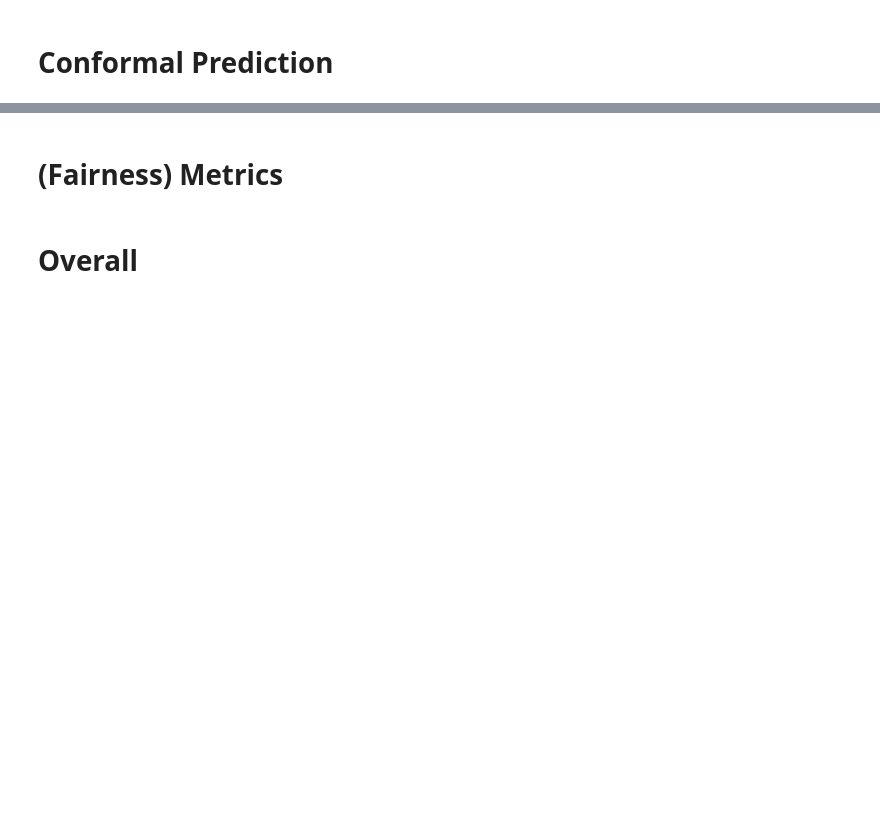
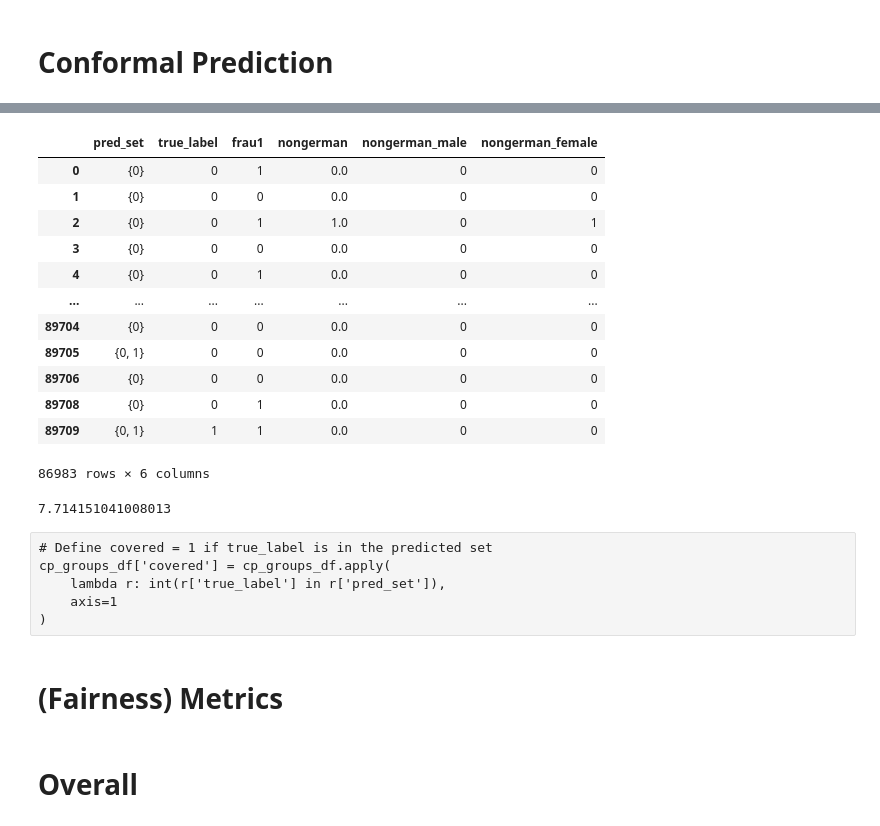
Before and after one commit to jsbroden/CMA_Fairness_v2, a Jupyter notebook: universe_analysis.ipynb, the cells around one changed output, grey strips where cells are left out. Cells and saved outputs as stored; diff of their text form; code cells hidden in the pictures; blank space fills up the shorter version.

```diff
--- a/universe_analysis.ipynb
+++ b/universe_analysis.ipynb
@@ -453,12 +442,35 @@ from fairness_multiverse.conformal import build_cp_groups
 
 cp_groups_df = build_cp_groups(pred_sets, y_true, X_test.index, org_test)
 #needs universe_id and setting
-# %%
-# Define covered = 1 if true_label is in the predicted set
-cp_groups_df['covered'] = cp_groups_df.apply(
-    lambda r: int(r['true_label'] in r['pred_set']),
-    axis=1
-)
+# %%
+#delete
+cp_groups_df
+# %% [output]
+|  | pred_set | true_label | frau1 | nongerman | nongerman_male | nongerman_female |
+| 0 | {0} | 0 | 1 | 0.0 | 0 | 0 |
+| 1 | {0} | 0 | 0 | 0.0 | 0 | 0 |
+| 2 | {0} | 0 | 1 | 1.0 | 0 | 1 |
+| 3 | {0} | 0 | 0 | 0.0 | 0 | 0 |
+| 4 | {0} | 0 | 1 | 0.0 | 0 | 0 |
+| ... | ... | ... | ... | ... | ... | ... |
+| 89704 | {0} | 0 | 0 | 0.0 | 0 | 0 |
+| 89705 | {0, 1} | 0 | 0 | 0.0 | 0 | 0 |
+| 89706 | {0} | 0 | 0 | 0.0 | 0 | 0 |
+| 89708 | {0} | 0 | 1 | 0.0 | 0 | 0 |
+| 89709 | {0, 1} | 1 | 1 | 0.0 | 0 | 0 |
+86983 rows × 6 columns
+# %%
+#delete
+percentage = (cp_groups_df['nongerman_female'] == 1).mean() * 100
+print(percentage)
+# %% [output]
+7.714151041008013
+# %% [raw]
+# Define covered = 1 if true_label is in the predicted set
+cp_groups_df['covered'] = cp_groups_df.apply(
+    lambda r: int(r['true_label'] in r['pred_set']),
+    axis=1
+)
 # %%
 #cp_groups_df
 # %%
```
Also changed, not shown: parts of 11 cells of this notebook, 1 other file.
